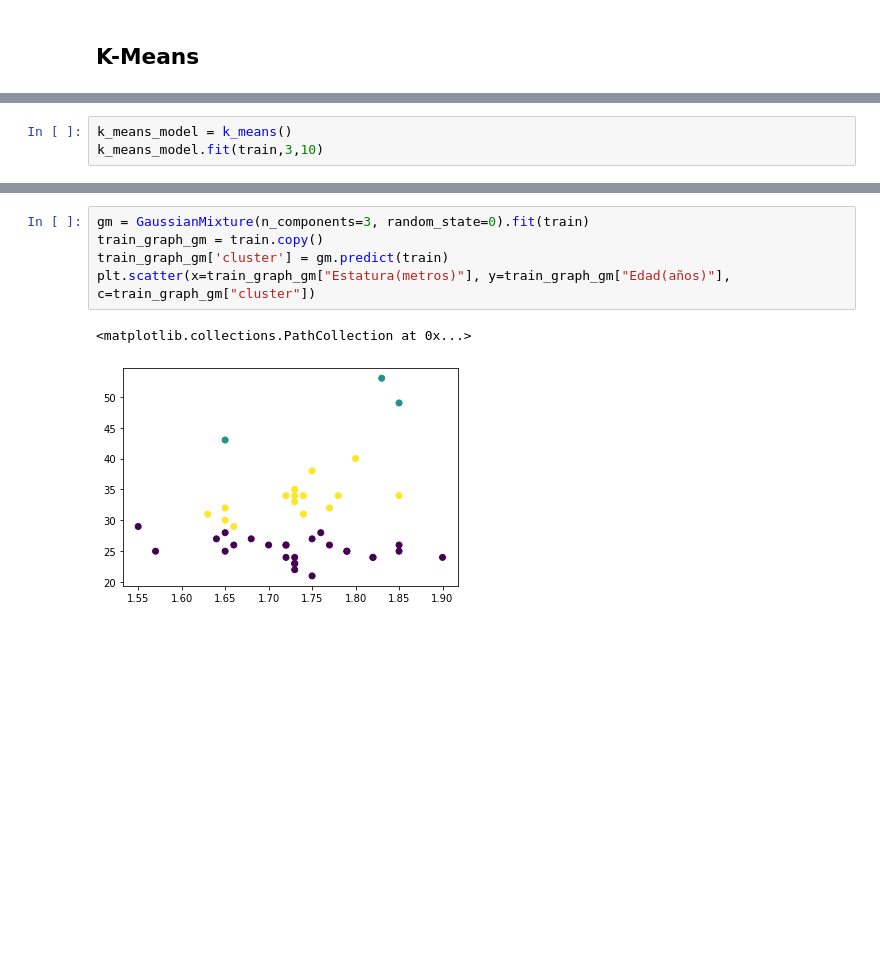
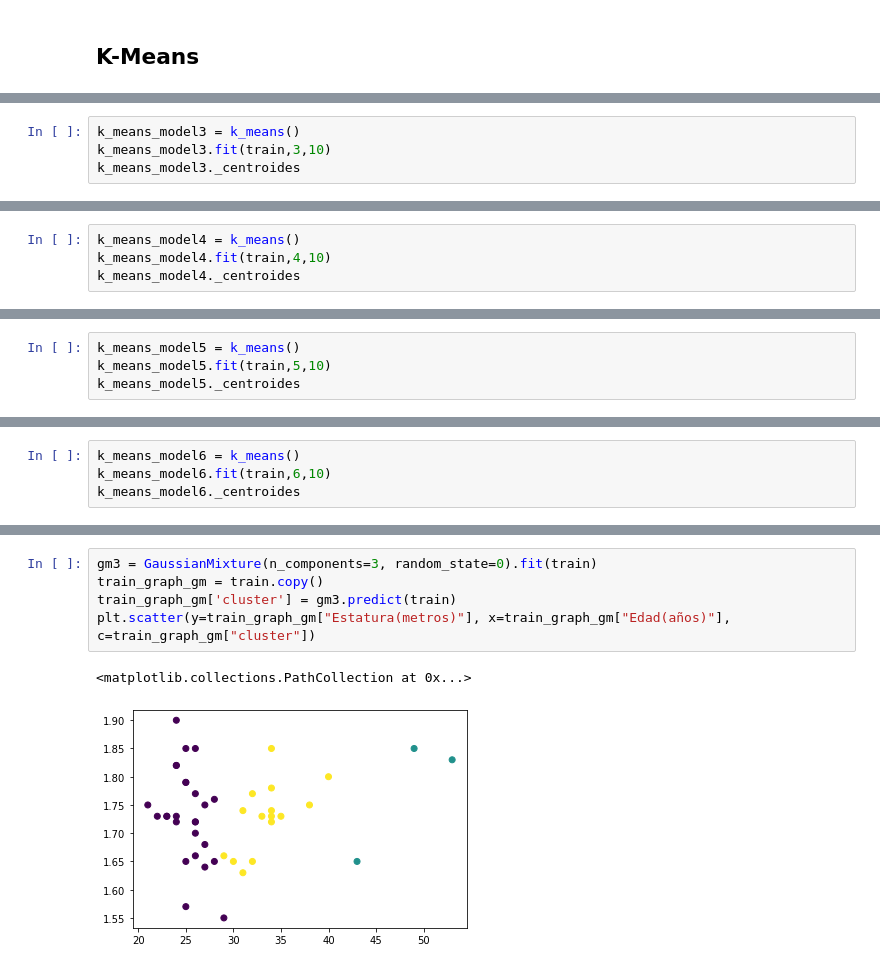
Before and after one commit to cesaraceytuno/STATISTICAL_LEARNING_2, a Jupyter notebook: Practicas/Practica1/Practica1.ipynb, the cells around one changed output, grey strips where cells are left out. Cells and saved outputs as stored; diff of their text form; blank space fills up the shorter version.

```diff
--- a/Practicas/Practica1/Practica1.ipynb
+++ b/Practicas/Practica1/Practica1.ipynb
@@ -50,4 +60,5 @@ class k_means:
 # %%
-k_means_model = k_means()
-k_means_model.fit(train,3,10)
+k_means_model3 = k_means()
+k_means_model3.fit(train,3,10)
+k_means_model3._centroides
 # %% [output]
@@ -62,0 +69,4 @@ array([[ 1.77666667, 48.33333333],
+# %%
+k_means_model4 = k_means()
+k_means_model4.fit(train,4,10)
+k_means_model4._centroides
@@ -62,0 +79,4 @@ array([[ 1.77666667, 48.33333333],
+# %%
+k_means_model5 = k_means()
+k_means_model5.fit(train,5,10)
+k_means_model5._centroides
@@ -62,0 +90,4 @@ array([[ 1.77666667, 48.33333333],
+# %%
+k_means_model6 = k_means()
+k_means_model6.fit(train,6,10)
+k_means_model6._centroides
@@ -63,8 +113,8 @@ array([[ 1.77666667, 48.33333333],
 # %%
-gm = GaussianMixture(n_components=3, random_state=0).fit(train)
+gm3 = GaussianMixture(n_components=3, random_state=0).fit(train)
 train_graph_gm = train.copy()
-train_graph_gm['cluster'] = gm.predict(train)
-plt.scatter(x=train_graph_gm["Estatura(metros)"], y=train_graph_gm["Edad(años)"], c=train_graph_gm["cluster"])
+train_graph_gm['cluster'] = gm3.predict(train)
+plt.scatter(y=train_graph_gm["Estatura(metros)"], x=train_graph_gm["Edad(años)"], c=train_graph_gm["cluster"])
 # %% [output]
 <matplotlib.collections.PathCollection at 0x...>
-[figure, old version]
+[figure, new version]
```
Also changed, not shown: parts of 20 cells of this notebook.
